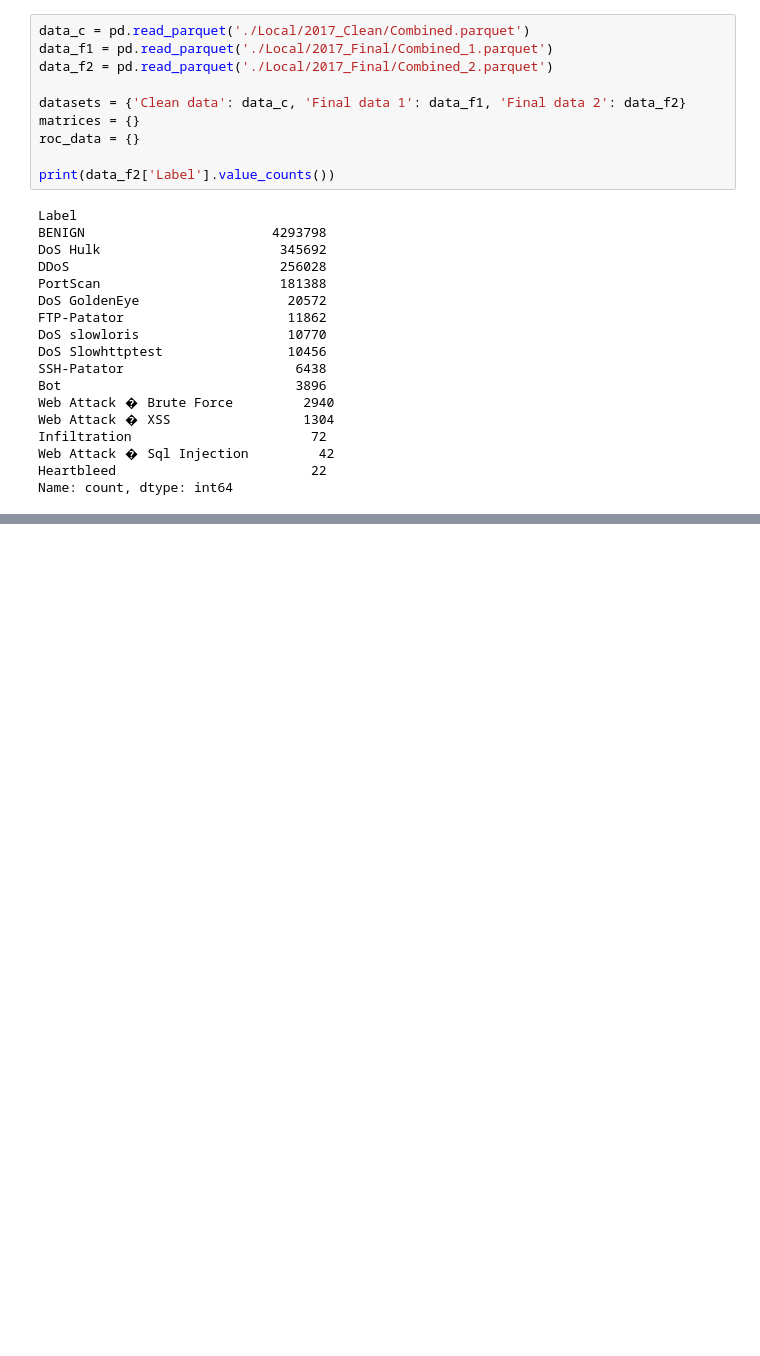
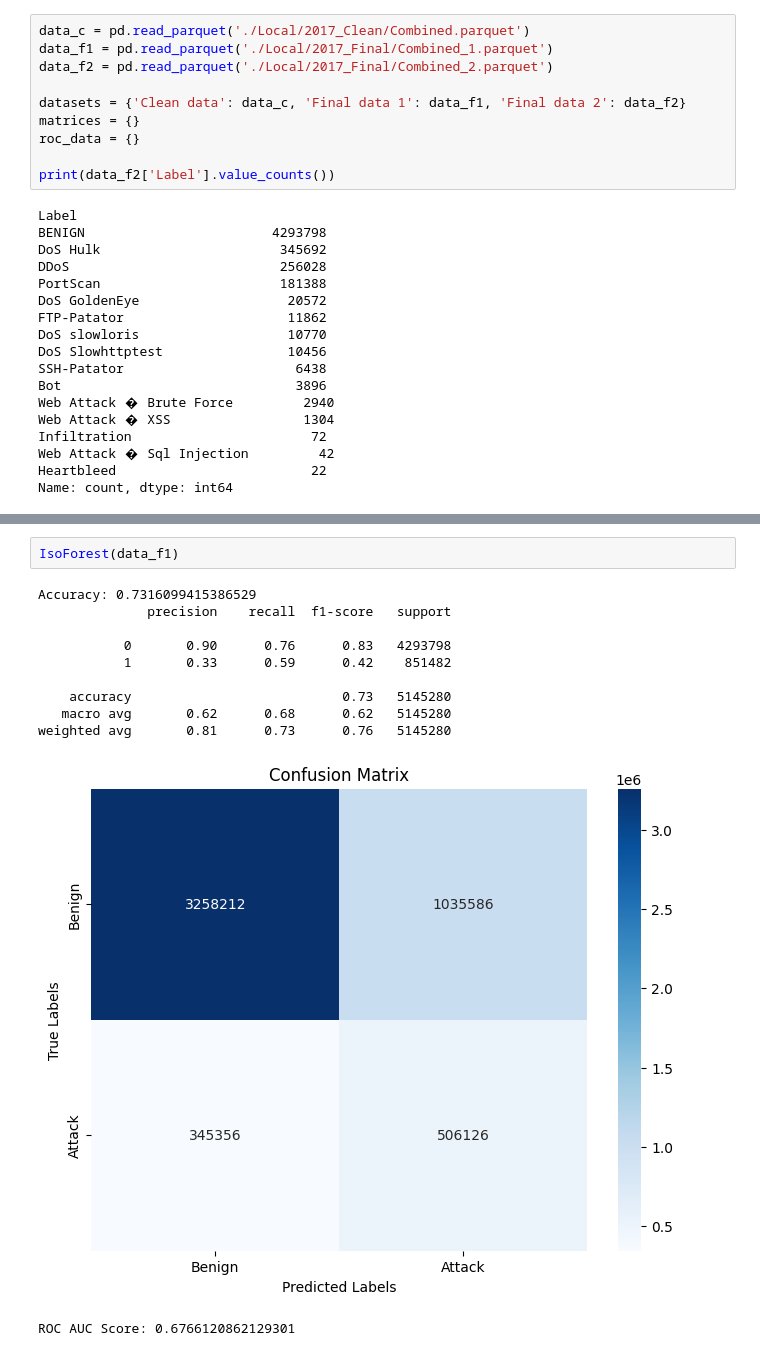
Before and after one commit to alerzaca/Network-Anomaly-Detection, a Jupyter notebook: IsolationForest.ipynb, the cells around one changed output, grey strips where cells are left out. Drawn from its saved outputs; the diff is of its cells as text; blank space fills up the shorter version.

```diff
--- a/IsolationForest.ipynb
+++ b/IsolationForest.ipynb
@@ -158,0 +111,14 @@ for name, matrix in matrices.items():
+# %%
+IsoForest(data_f1)
+# %% [output]
+Accuracy: 0.7316099415386529
+              precision    recall  f1-score   support
+
+           0       0.90      0.76      0.83   4293798
+           1       0.33      0.59      0.42    851482
+
+    accuracy                           0.73   5145280
+   macro avg       0.62      0.68      0.62   5145280
+weighted avg       0.81      0.73      0.76   5145280
+[figure, added]
+ROC AUC Score: 0.6766120862129301
```
Also changed, not shown: parts of 11 cells of this notebook.
